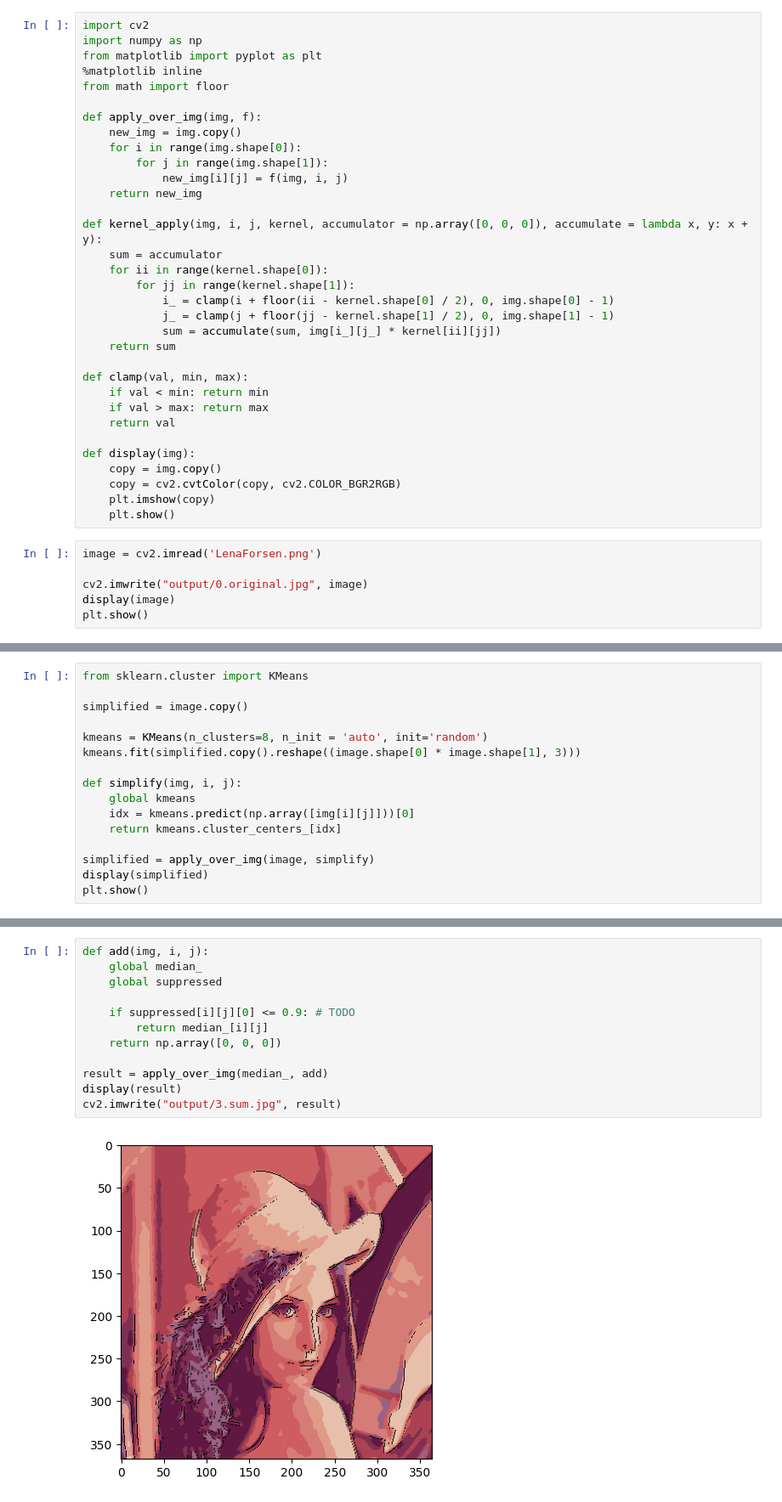
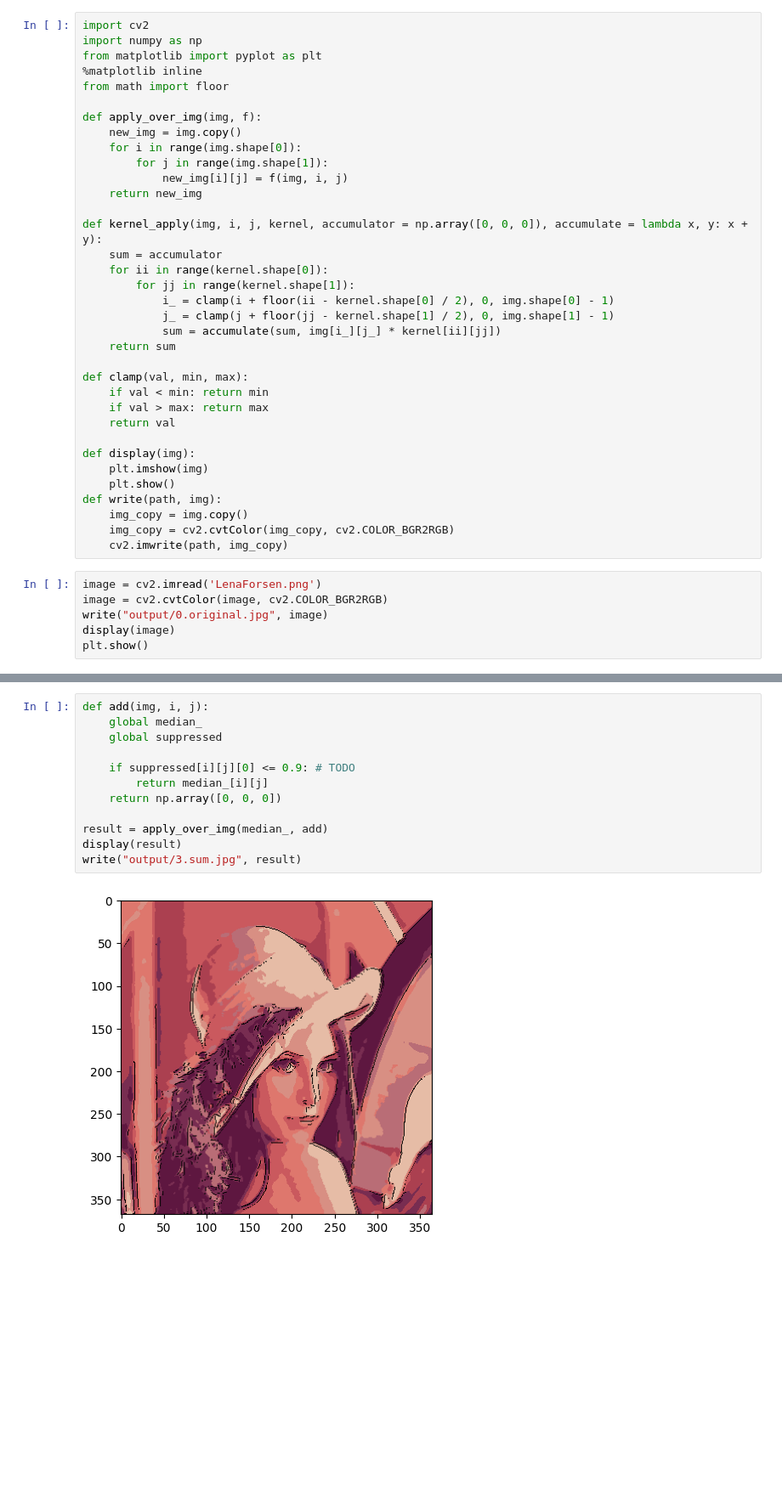
Before and after one commit to Stefan9283/Photo2Cartoon, a Jupyter notebook: Notebook.ipynb, the cells around one changed output, grey strips where cells are left out. Shown at 85% size. Drawn from its saved outputs; the diff is of its cells as text; blank space fills up the shorter version.

```diff
--- a/Notebook.ipynb
+++ b/Notebook.ipynb
@@ -27,14 +27,16 @@ def clamp(val, min, max):
     return val
 
 def display(img):
-    copy = img.copy()
-    copy = cv2.cvtColor(copy, cv2.COLOR_BGR2RGB)
-    plt.imshow(copy)
+    plt.imshow(img)
     plt.show()
+def write(path, img):
+    img_copy = img.copy()
+    img_copy = cv2.cvtColor(img_copy, cv2.COLOR_BGR2RGB)
+    cv2.imwrite(path, img_copy)
 # %%
 image = cv2.imread('LenaForsen.png')
-
-cv2.imwrite("output/0.original.jpg", image)
+image = cv2.cvtColor(image, cv2.COLOR_BGR2RGB)
+write("output/0.original.jpg", image)
 display(image)
 plt.show()
 # %% [output]
@@ -169,17 +168 @@ cv2.imwrite("output/1.4.suppressed.jpg", suppressed)
 True
-# %%
-from sklearn.cluster import KMeans
-
-simplified = image.copy()
-
-kmeans = KMeans(n_clusters=8, n_init = 'auto', init='random')
-kmeans.fit(simplified.copy().reshape((image.shape[0] * image.shape[1], 3)))
-
-def simplify(img, i, j):
-    global kmeans
-    idx = kmeans.predict(np.array([img[i][j]]))[0]
-    return kmeans.cluster_centers_[idx]
-
-simplified = apply_over_img(image, simplify)
-display(simplified)
-plt.show()
@@ -212,14 +276,14 @@ True
 # %%
 def add(img, i, j):
     global median_
     global suppressed
 
     if suppressed[i][j][0] <= 0.9: # TODO
         return median_[i][j]
     return np.array([0, 0, 0])
 
 result = apply_over_img(median_, add)
 display(result)
-cv2.imwrite("output/3.sum.jpg", result)
+write("output/3.sum.jpg", result)
 # %% [output]
-[figure, old version]
+[figure, new version]
```
Also changed, not shown: parts of 8 cells of this notebook, 8 other files.
